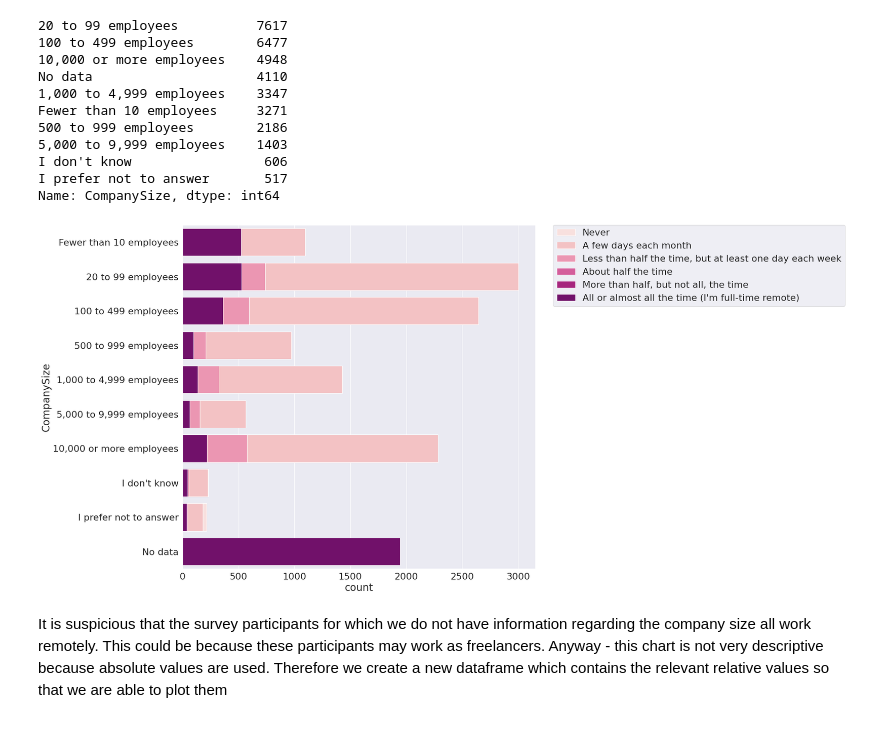
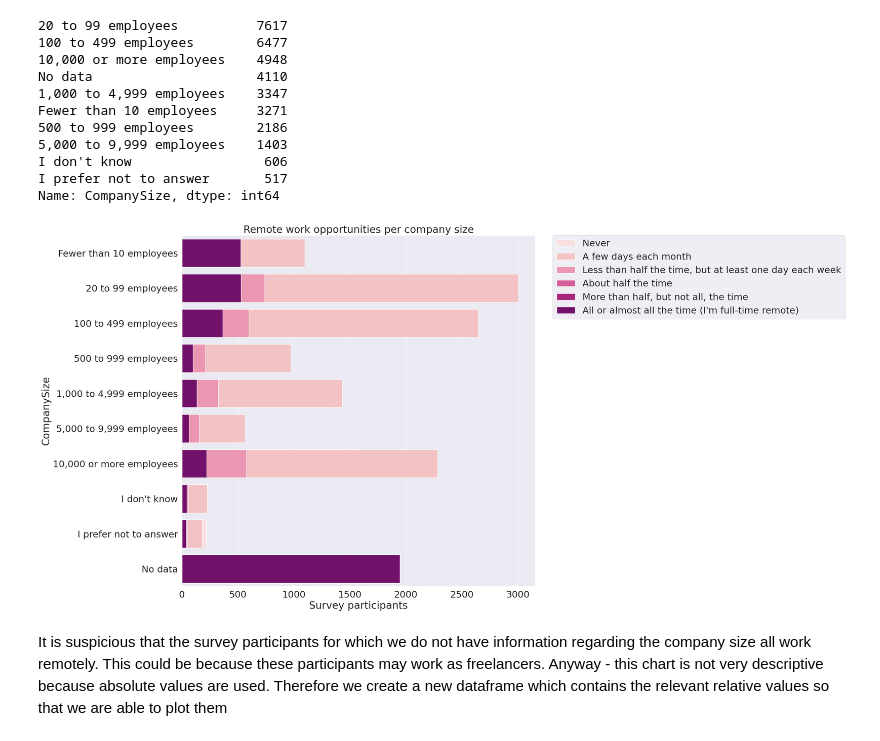
Before and after one commit to Martin-1997/remote_work_analysis, a Jupyter notebook: data_analysis.ipynb, the cells around one changed output. Drawn from its saved outputs; the diff is of its cells as text; code cells hidden in the pictures.

Commit message:
Small changes to diagramms, added data files

```diff
--- a/data_analysis.ipynb
+++ b/data_analysis.ipynb
@@ -15,16 +15,15 @@ sns.set_theme(style="whitegrid")
 sns.set(rc={'figure.figsize':(15, 15)})
 sns.set(font_scale=2)
 # %%
+# Define the data paths and load the data as Pandas dataframes (Google Colab)
+# from google.colab import drive
+# drive.mount('/content/drive')
+# results_public_path = "/content/drive/MyDrive/Colab Notebooks/stackoverflow/survey-results-public.csv"
+# results_schema_path = "/content/drive/MyDrive/Colab Notebooks/stackoverflow/survey-results-schema.csv"
+
 # Define the data paths and load the data as Pandas dataframes (local computer)
-#results_public_path = "./data/survey-results-public.csv"
-#results_schema_path = "./data/survey-results-schema.csv"
-
-# Define the data paths and load the data as Pandas dataframes (Google Colab)
-from google.colab import drive
-drive.mount('/content/drive')
-results_public_path = "/content/drive/MyDrive/Colab Notebooks/stackoverflow/survey-results-public.csv"
-results_schema_path = "/content/drive/MyDrive/Colab Notebooks/stackoverflow/survey-results-schema.csv"
-
+results_public_path = "./data/survey-results-public.csv"
+results_schema_path = "./data/survey-results-schema.csv"
 # Read the csv-files using Pandas
 df_public = pd.read_csv(results_public_path)
 df_schema = pd.read_csv(results_schema_path)
@@ -130,7 +125,8 @@ df_public.head()
 We can drop the Respondent column, because Pandas already creates an own index. There is only a slight difference between the index
 created by Pandas and the original index: the created index starts at 0, whereas the already existing index starts at 1. We choose to use the 0-based index and to drop the other one
 # %%
-df_public.drop(columns=["Respondent"], axis=1, inplace=True)
+if "Respondent" in df_public.columns:
+    df_public.drop(columns=["Respondent"], axis=1, inplace=True)
 # %%
 # This prevents that Jupyter omits the middle part of the output
 pd.set_option('display.max_rows', None)
@@ -587,11 +585,13 @@ Name: CompanySize, dtype: int64
 # %%
 sns.set_palette("RdPu")
 plt = sns.countplot(y = df_working["CompanySize"], hue = df_working["HomeRemote"],  dodge=False, orient="v",   order = CompanySize_cat_strings) # color='blue',
 # Plot the legend outside of the main plot
+plt.set_title("Remote work opportunities per company size")
+plt.set(xlabel="Survey participants")
 dummy_var = plt.legend(bbox_to_anchor=(1.05, 1), loc=2, borderaxespad=0.)
 #dummy_var = plt.legend(loc='lower right',fontsize = "small")
 # %% [output]
-[figure, old version]
+[figure, new version]
 # %% [markdown]
 It is suspicious that the survey participants for which we do not have information regarding the company size all work remotely. This could be because these participants may work as freelancers. Anyway - this chart is not very descriptive because absolute values are used. Therefore we create a new dataframe which contains the relevant relative values so that we are able to plot them
 # %%
```
Also changed, not shown: parts of 11 cells of this notebook, 2 other files.
